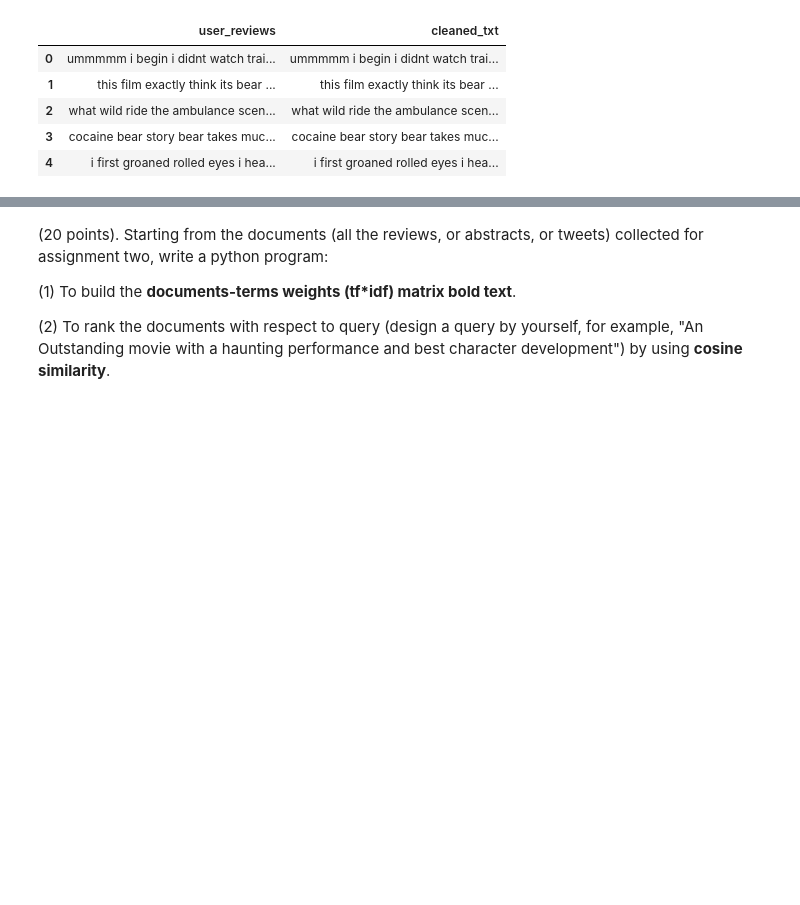
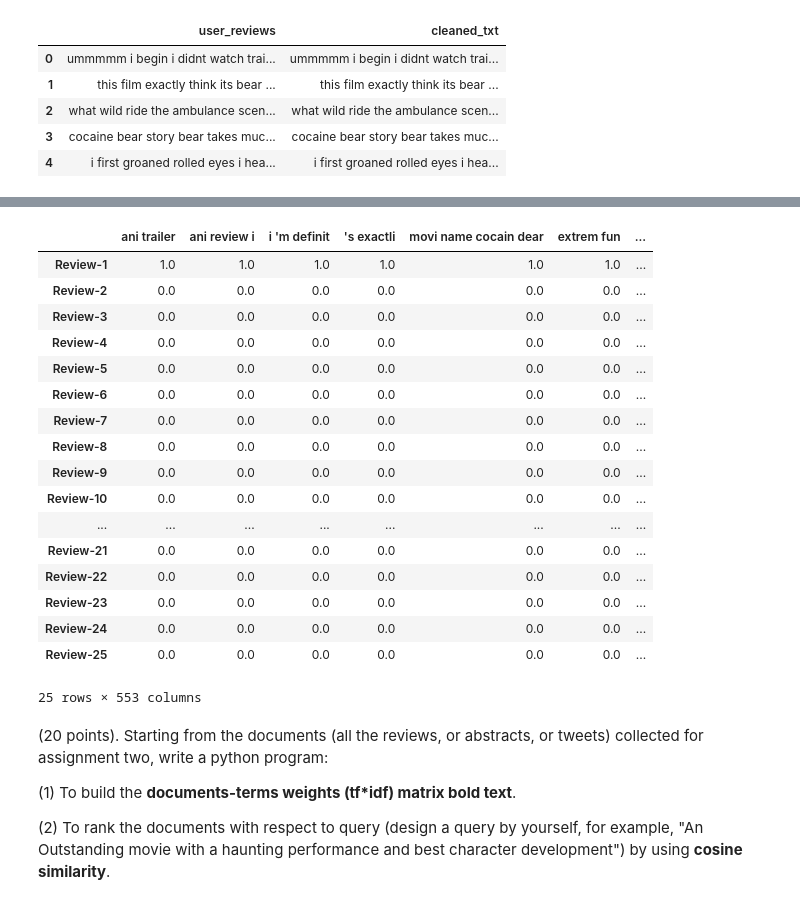
Before and after one commit to ManishaLokasani/Manisha_INFO5731_Spring2023, a Jupyter notebook: INFO5731_Assignment_Three_fall2022.ipynb, the cells around one changed output, grey strips where cells are left out. Drawn from its saved outputs; the diff is of its cells as text; code cells hidden in the pictures; blank space fills up the shorter version.

```diff
--- a/INFO5731_Assignment_Three_fall2022.ipynb
+++ b/INFO5731_Assignment_Three_fall2022.ipynb
@@ -151,0 +112,8 @@ words
+# %%
+#Lemmatization
+from textblob import Word
+import nltk
+nltk.download('wordnet')
+
+user_data['Lemmatization'] = user_data['Stemming'].apply(lambda x: " ".join([Word(word).lemmatize() for word in x.split()]))
+user_data.to_csv('https://raw.githubusercontent.com/ManishaLokasani/Manisha_INFO5731_Spring2023/main/user_reviews%20(1).csv',index=False)
@@ -151,0 +161,8 @@ words
+# %%
+#bigrams
+from collections import Counter
+bi_grams = nltk.bigrams(iterations)
+frequency_dist = nltk.FreqDist(bi_grams)
+bi_grams_dict = dict(frequency_dist)
+for word in bi_grams_dict:
+  print( str(word) + ':' + str(bi_grams_dict[word] / iterations.count(word[0])))
@@ -151,0 +187,11 @@ words
+# %%
+# Extracting the noun phrases
+
+whole_dataset = ''
+index = []
+i = 1
+for line in user_data['Lemmatization']:
+  whole_dataset = whole_dataset + line
+  value = 'Review-' + str(i)
+  index.append(value)
+  i += 1
@@ -152,3 +205,40 @@ words
+# %%
+
+from textblob import TextBlob
+noun_phrases = []
+frequency = []
+for line in user_data['Lemmatization']:
+  blob = TextBlob(line)
+  for nouns in blob.noun_phrases:
+    noun_phrases.append(nouns)
+for word in noun_phrases:
+  noun_phrases_freq = []
+  for line in user_data['Lemmatization']:
+    noun_phrases_freq.append(line.count(word) / whole_dataset.count(word))
+  frequency.append(noun_phrases_freq)
+noun_phrases_user_data = pd.DataFrame(frequency).T
+noun_phrases_user_data.columns = list(noun_phrases)
+noun_phrases_user_data.index = index
+noun_phrases_user_data
+# %% [output]
+|  | ani trailer | ani review i | i 'm definit | 's exactli | movi name cocain dear | extrem fun | ... |
+| Review-1 | 1.0 | 1.0 | 1.0 | 1.0 | 1.0 | 1.0 | ... |
+| Review-2 | 0.0 | 0.0 | 0.0 | 0.0 | 0.0 | 0.0 | ... |
+| Review-3 | 0.0 | 0.0 | 0.0 | 0.0 | 0.0 | 0.0 | ... |
+| Review-4 | 0.0 | 0.0 | 0.0 | 0.0 | 0.0 | 0.0 | ... |
+| Review-5 | 0.0 | 0.0 | 0.0 | 0.0 | 0.0 | 0.0 | ... |
+| Review-6 | 0.0 | 0.0 | 0.0 | 0.0 | 0.0 | 0.0 | ... |
+| Review-7 | 0.0 | 0.0 | 0.0 | 0.0 | 0.0 | 0.0 | ... |
+| Review-8 | 0.0 | 0.0 | 0.0 | 0.0 | 0.0 | 0.0 | ... |
+| Review-9 | 0.0 | 0.0 | 0.0 | 0.0 | 0.0 | 0.0 | ... |
+| Review-10 | 0.0 | 0.0 | 0.0 | 0.0 | 0.0 | 0.0 | ... |
+| ... | ... | ... | ... | ... | ... | ... | ... |
+| Review-21 | 0.0 | 0.0 | 0.0 | 0.0 | 0.0 | 0.0 | ... |
+| Review-22 | 0.0 | 0.0 | 0.0 | 0.0 | 0.0 | 0.0 | ... |
+| Review-23 | 0.0 | 0.0 | 0.0 | 0.0 | 0.0 | 0.0 | ... |
+| Review-24 | 0.0 | 0.0 | 0.0 | 0.0 | 0.0 | 0.0 | ... |
+| Review-25 | 0.0 | 0.0 | 0.0 | 0.0 | 0.0 | 0.0 | ... |
+25 rows × 553 columns
 # %% [markdown]
 (20 points). Starting from the documents (all the reviews, or abstracts, or tweets) collected for assignment two, write a python program:
 
```
Also changed, not shown: parts of 14 cells of this notebook.
